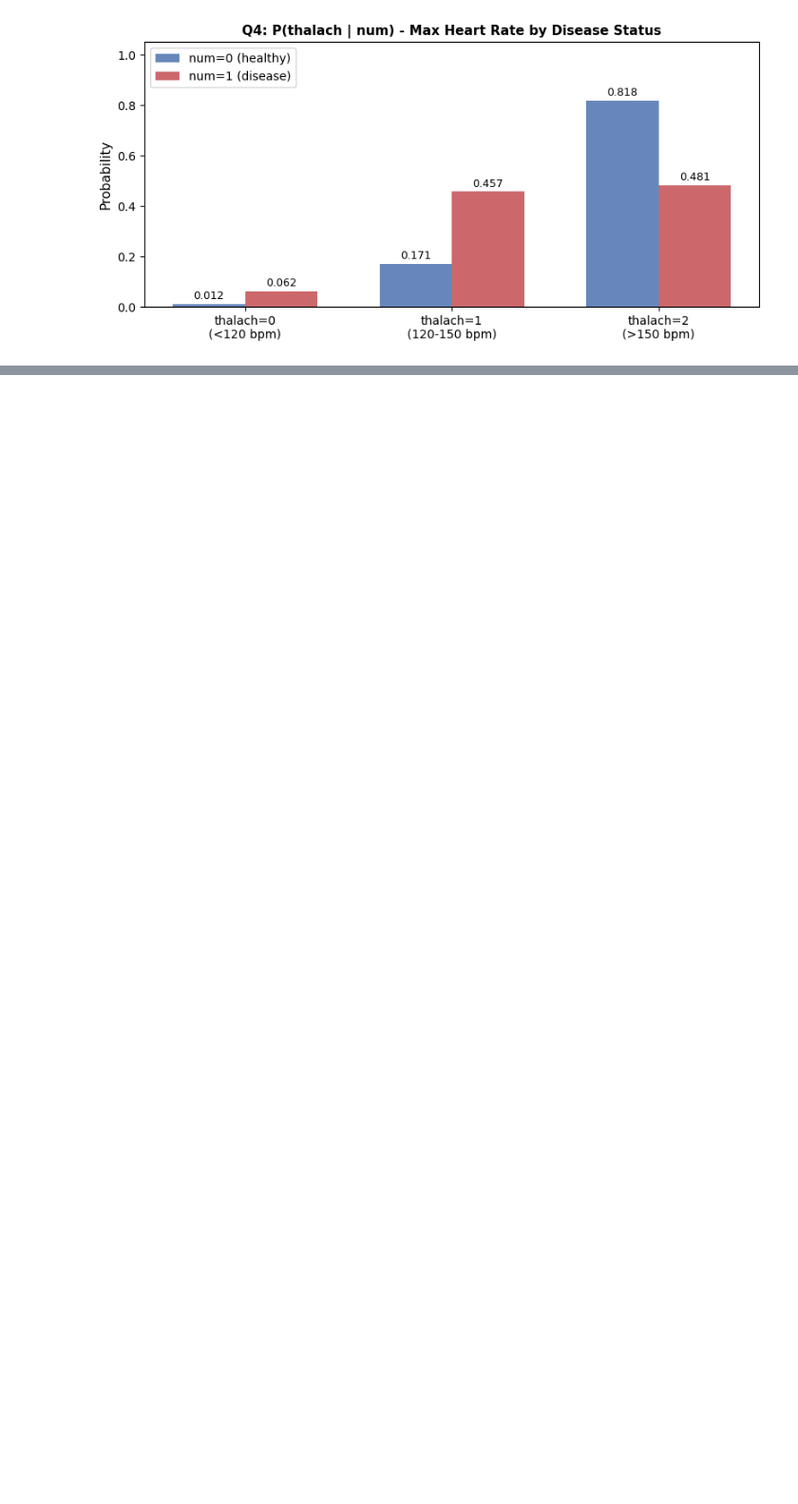
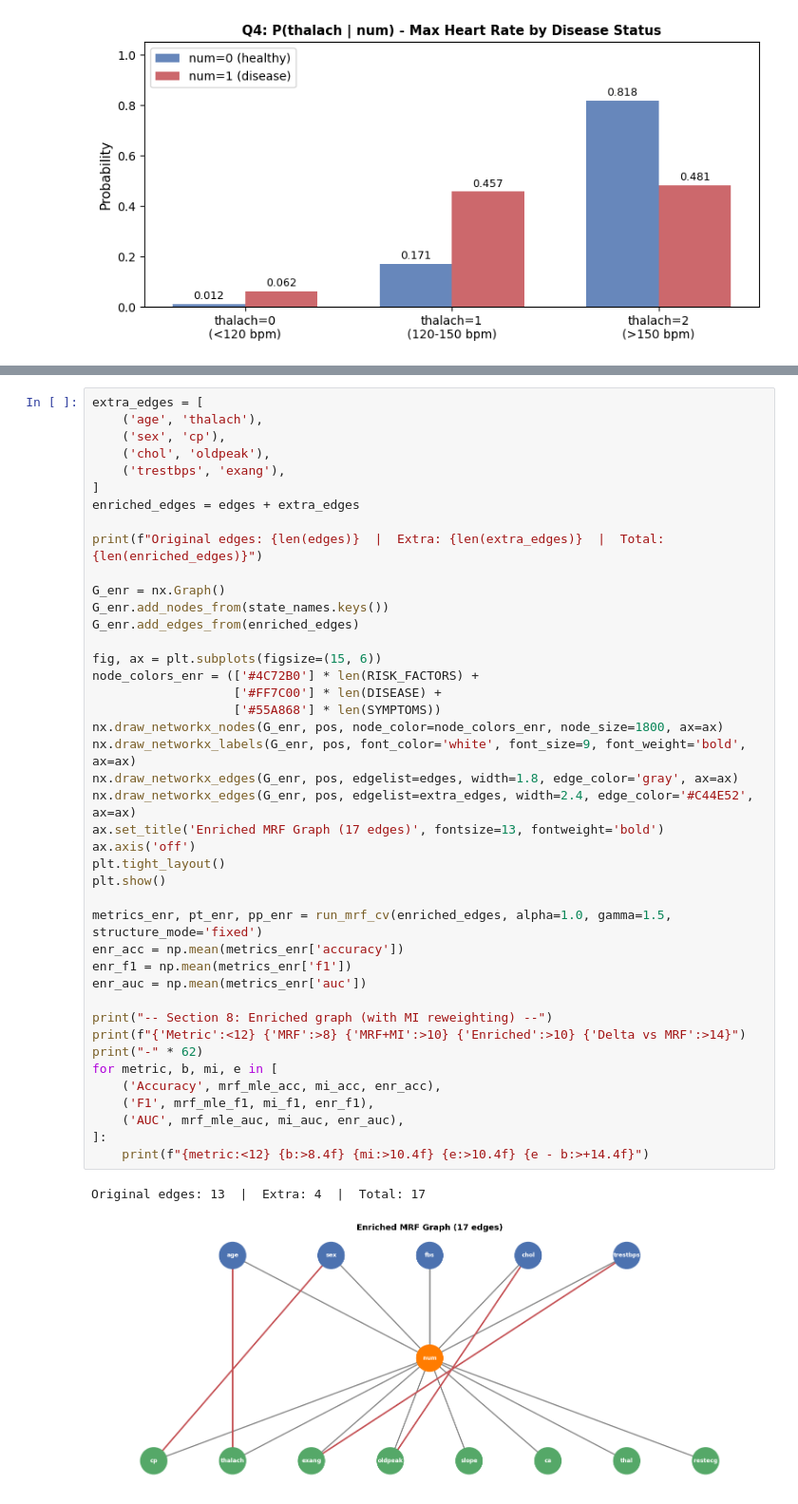
Before and after one commit to cheahcha/cs5340-project, a Jupyter notebook: markov_random_field.ipynb, the cells around one changed output, grey strips where cells are left out. Shown at 95% size. Cells and saved outputs as stored; diff of their text form; blank space fills up the shorter version.

```diff
--- a/markov_random_field.ipynb
+++ b/markov_random_field.ipynb
@@ -311,0 +679,45 @@ plt.show()
+# %%
+extra_edges = [
+    ('age', 'thalach'),
+    ('sex', 'cp'),
+    ('chol', 'oldpeak'),
+    ('trestbps', 'exang'),
+]
+enriched_edges = edges + extra_edges
+
+print(f"Original edges: {len(edges)}  |  Extra: {len(extra_edges)}  |  Total: {len(enriched_edges)}")
+
+G_enr = nx.Graph()
+G_enr.add_nodes_from(state_names.keys())
+G_enr.add_edges_from(enriched_edges)
+
+fig, ax = plt.subplots(figsize=(15, 6))
+node_colors_enr = (['#4C72B0'] * len(RISK_FACTORS) +
+                   ['#FF7C00'] * len(DISEASE) +
+                   ['#55A868'] * len(SYMPTOMS))
+nx.draw_networkx_nodes(G_enr, pos, node_color=node_colors_enr, node_size=1800, ax=ax)
+nx.draw_networkx_labels(G_enr, pos, font_color='white', font_size=9, font_weight='bold', ax=ax)
+nx.draw_networkx_edges(G_enr, pos, edgelist=edges, width=1.8, edge_color='gray', ax=ax)
+nx.draw_networkx_edges(G_enr, pos, edgelist=extra_edges, width=2.4, edge_color='#C44E52', ax=ax)
+ax.set_title('Enriched MRF Graph (17 edges)', fontsize=13, fontweight='bold')
+ax.axis('off')
+plt.tight_layout()
+plt.show()
+
+metrics_enr, pt_enr, pp_enr = run_mrf_cv(enriched_edges, alpha=1.0, gamma=1.5, structure_mode='fixed')
+enr_acc = np.mean(metrics_enr['accuracy'])
+enr_f1 = np.mean(metrics_enr['f1'])
+enr_auc = np.mean(metrics_enr['auc'])
+
+print("-- Section 8: Enriched graph (with MI reweighting) --")
+print(f"{'Metric':<12} {'MRF':>8} {'MRF+MI':>10} {'Enriched':>10} {'Delta vs MRF':>14}")
+print("-" * 62)
+for metric, b, mi, e in [
+    ('Accuracy', mrf_mle_acc, mi_acc, enr_acc),
+    ('F1', mrf_mle_f1, mi_f1, enr_f1),
+    ('AUC', mrf_mle_auc, mi_auc, enr_auc),
+]:
+    print(f"{metric:<12} {b:>8.4f} {mi:>10.4f} {e:>10.4f} {e - b:>+14.4f}")
+# %% [output]
+Original edges: 13  |  Extra: 4  |  Total: 17
+[figure, added]
```
Also changed, not shown: parts of 14 cells of this notebook.
